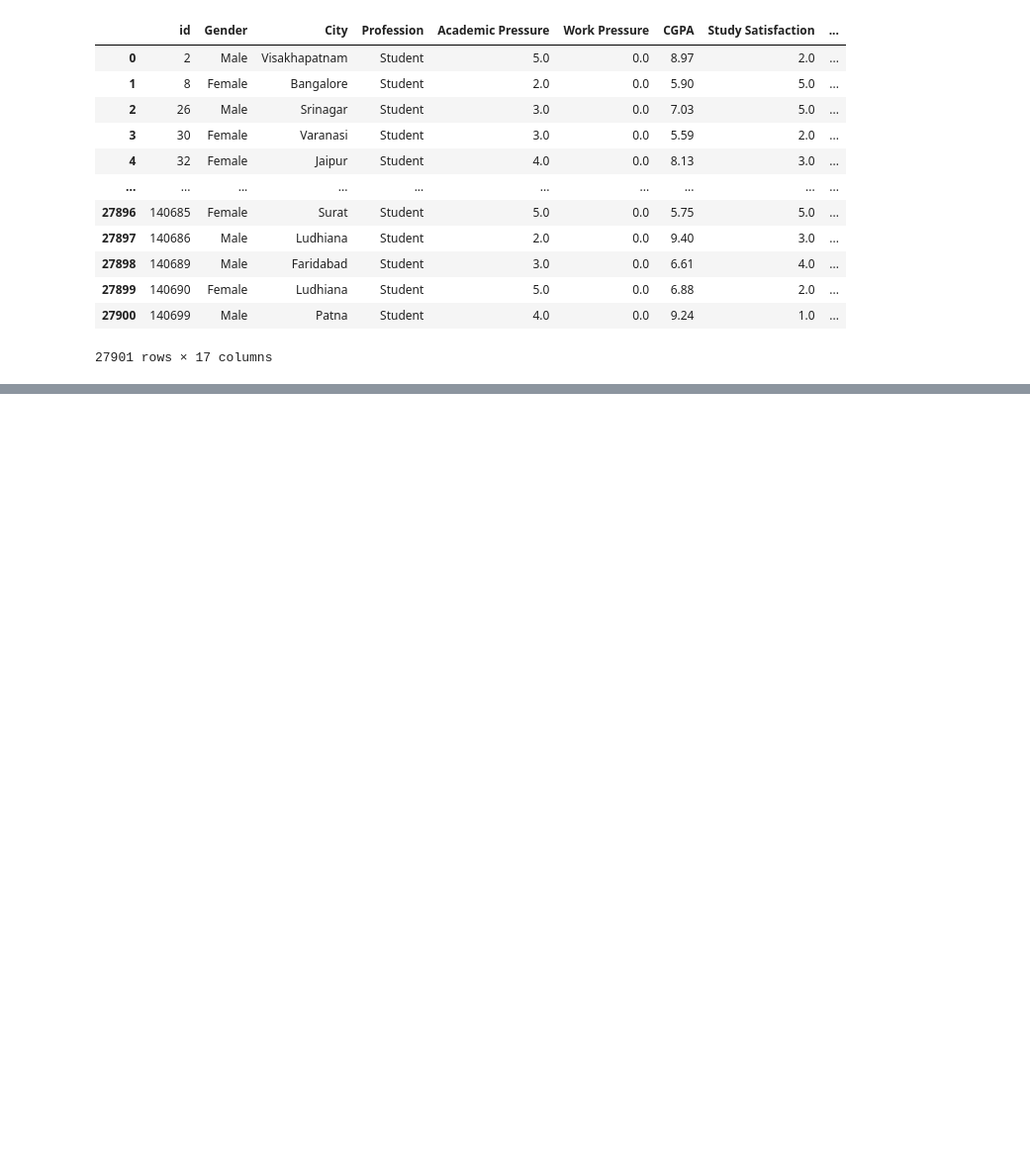
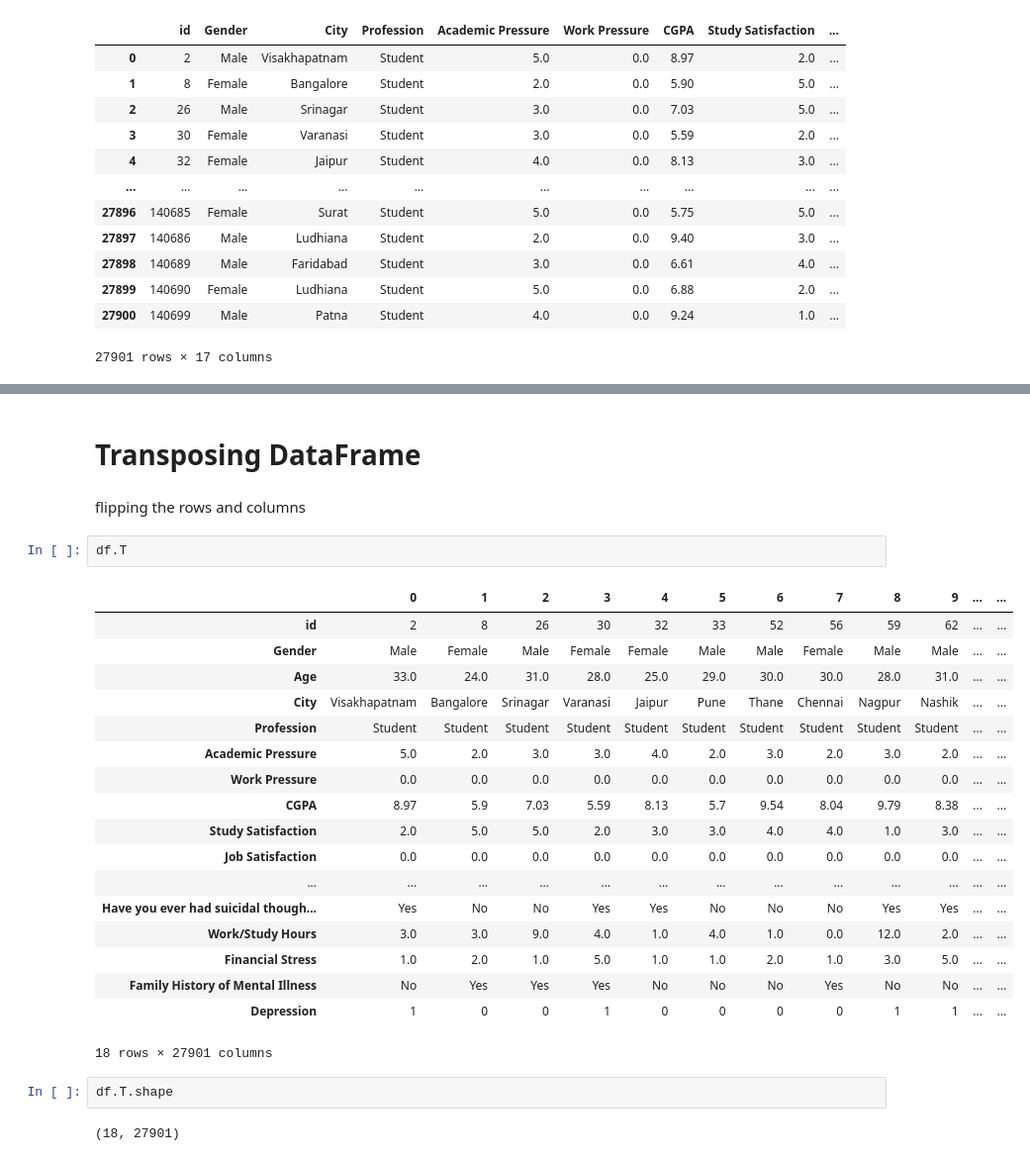
Before and after one commit to yuvii0125/Pandas, a Jupyter notebook: Transformations/essential_operations.ipynb, the cells around one changed output, grey strips where cells are left out. Shown at 99% size. Drawn from its saved outputs; the diff is of its cells as text; blank space fills up the shorter version.

```diff
--- a/Transformations/essential_operations.ipynb
+++ b/Transformations/essential_operations.ipynb
@@ -113,0 +127,29 @@ df.drop('Age',axis=1)
+# %% [markdown]
+# __Transposing DataFrame__
+# %% [markdown]
+flipping the rows and columns
+# %%
+df.T
+# %% [output]
+|  | 0 | 1 | 2 | 3 | 4 | 5 | 6 | 7 | 8 | 9 | ... | ... |
+| id | 2 | 8 | 26 | 30 | 32 | 33 | 52 | 56 | 59 | 62 | ... | ... |
+| Gender | Male | Female | Male | Female | Female | Male | Male | Female | Male | Male | ... | ... |
+| Age | 33.0 | 24.0 | 31.0 | 28.0 | 25.0 | 29.0 | 30.0 | 30.0 | 28.0 | 31.0 | ... | ... |
+| City | Visakhapatnam | Bangalore | Srinagar | Varanasi | Jaipur | Pune | Thane | Chennai | Nagpur | Nashik | ... | ... |
+| Profession | Student | Student | Student | Student | Student | Student | Student | Student | Student | Student | ... | ... |
+| Academic Pressure | 5.0 | 2.0 | 3.0 | 3.0 | 4.0 | 2.0 | 3.0 | 2.0 | 3.0 | 2.0 | ... | ... |
+| Work Pressure | 0.0 | 0.0 | 0.0 | 0.0 | 0.0 | 0.0 | 0.0 | 0.0 | 0.0 | 0.0 | ... | ... |
+| CGPA | 8.97 | 5.9 | 7.03 | 5.59 | 8.13 | 5.7 | 9.54 | 8.04 | 9.79 | 8.38 | ... | ... |
+| Study Satisfaction | 2.0 | 5.0 | 5.0 | 2.0 | 3.0 | 3.0 | 4.0 | 4.0 | 1.0 | 3.0 | ... | ... |
+| Job Satisfaction | 0.0 | 0.0 | 0.0 | 0.0 | 0.0 | 0.0 | 0.0 | 0.0 | 0.0 | 0.0 | ... | ... |
+| ... | ... | ... | ... | ... | ... | ... | ... | ... | ... | ... | ... | ... |
+| Have you ever had suicidal though... | Yes | No | No | Yes | Yes | No | No | No | Yes | Yes | ... | ... |
+| Work/Study Hours | 3.0 | 3.0 | 9.0 | 4.0 | 1.0 | 4.0 | 1.0 | 0.0 | 12.0 | 2.0 | ... | ... |
+| Financial Stress | 1.0 | 2.0 | 1.0 | 5.0 | 1.0 | 1.0 | 2.0 | 1.0 | 3.0 | 5.0 | ... | ... |
+| Family History of Mental Illness | No | Yes | Yes | Yes | No | No | No | Yes | No | No | ... | ... |
+| Depression | 1 | 0 | 0 | 1 | 0 | 0 | 0 | 0 | 1 | 1 | ... | ... |
+18 rows × 27901 columns
+# %%
+df.T.shape
+# %% [output]
+(18, 27901)
```
Also changed, not shown: parts of 4 cells of this notebook, 1 other file.
